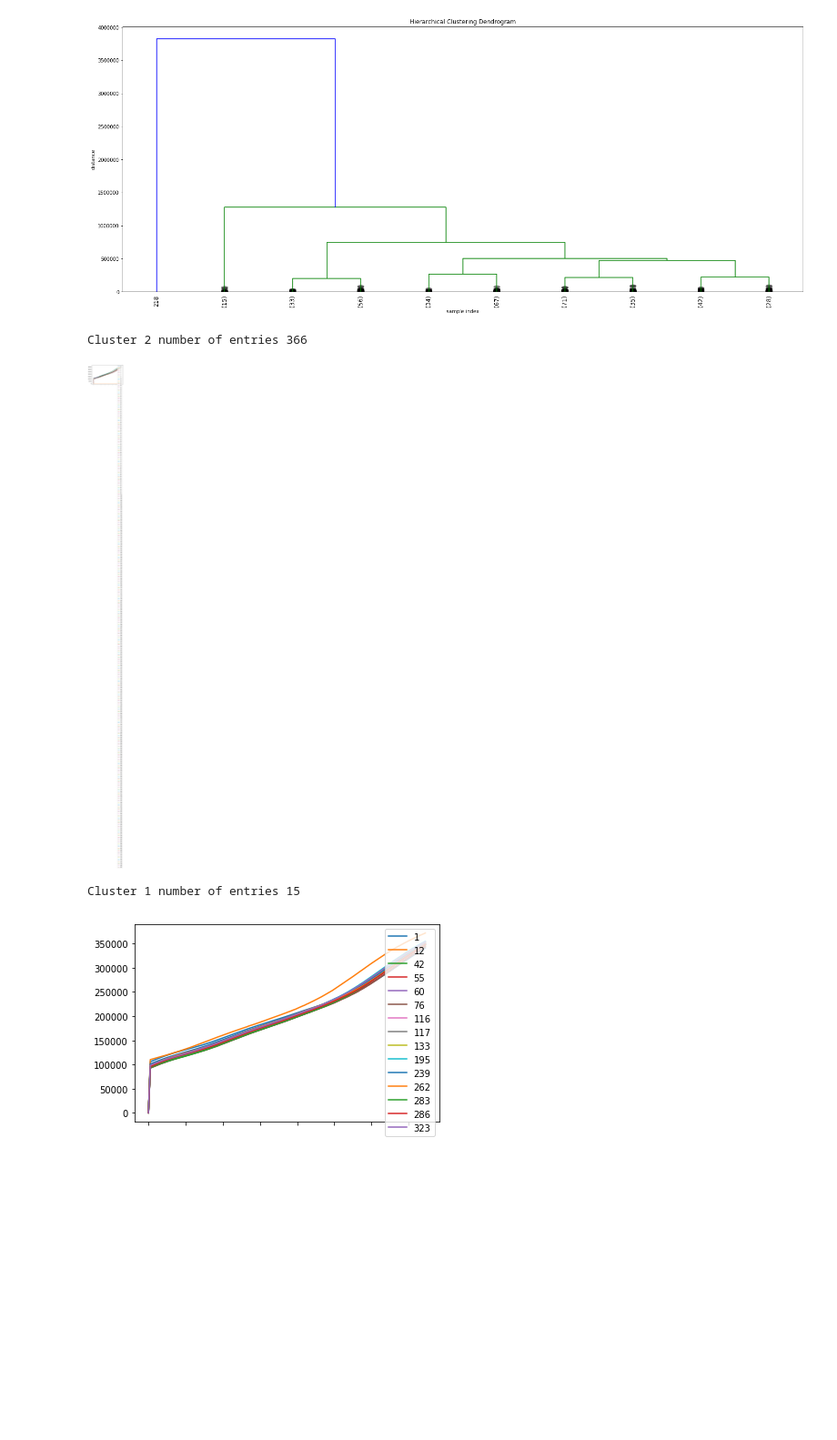
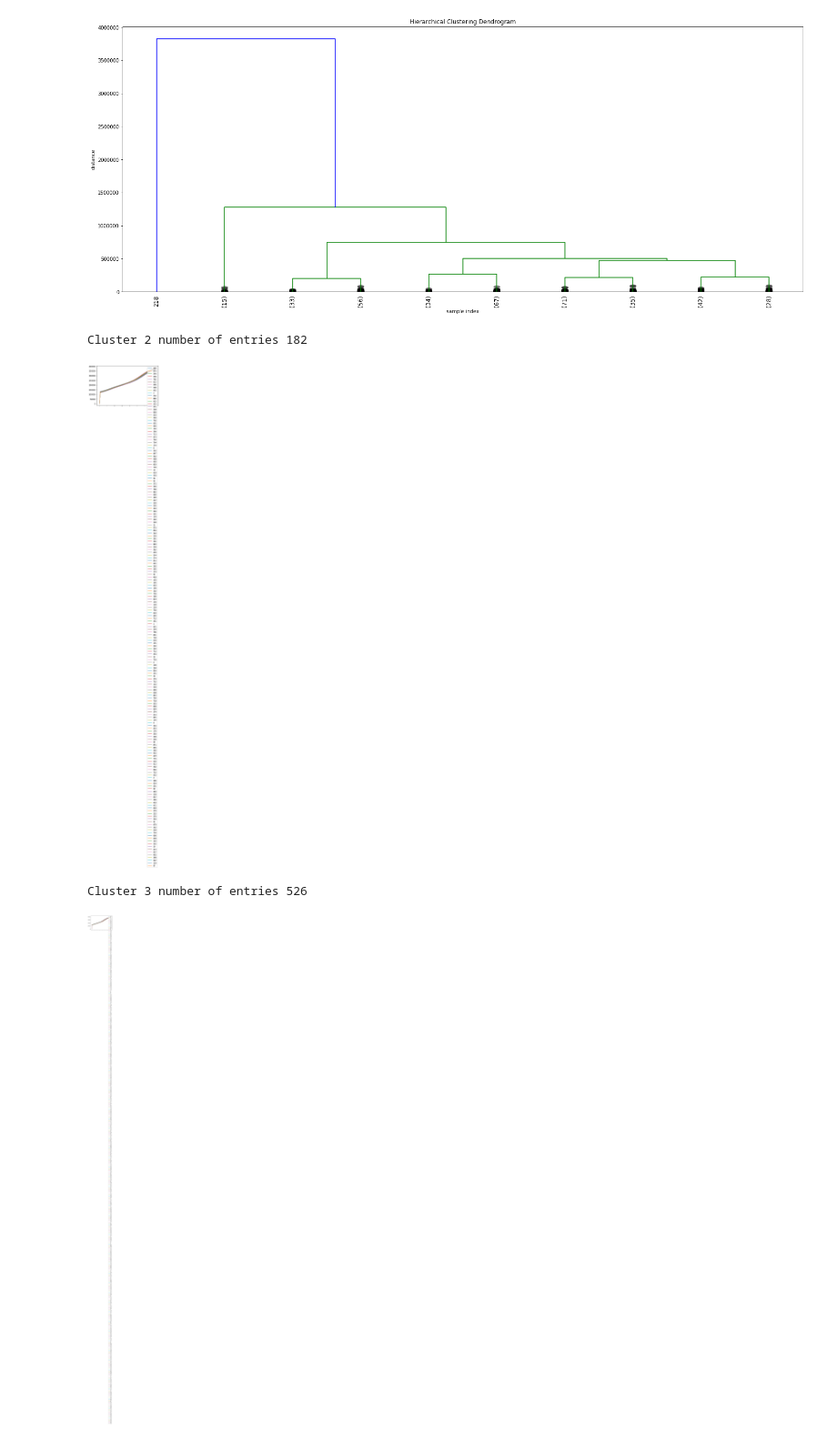
Before and after one commit to youndoldman/EDV-Anormaly-Detection, a Jupyter notebook: pipeline.ipynb, the cells around one changed output. Shown at 91% size. Saved outputs shown, nothing was run; the diff lists cells and outputs as text; code cells hidden in the pictures; blank space fills up the shorter version.

Commit message:
add interpolate functions inside

```diff
--- a/pipeline.ipynb
+++ b/pipeline.ipynb
@@ -191,2 +186,0 @@ for i in range(0,478):
-# %%
-segmentation_1 = segmentation_1.iloc[:,0:150]
@@ -192,0 +197,18 @@ segmentation_1 = segmentation_1.iloc[:,0:150]
+# %%
+def Uniformation(Seg, n =478):
+    lens = Seg.count(axis=1) # get the number of non-nan length
+    len_mnum = mode(lens)[0][0]
+    len_min = min(lens)
+    rest = Seg.iloc[:,0:len_min]
+    if len_mnum == len_min:
+        return rest
+    else:
+        '''
+        for the length longerthan the len_mnum, we directly shorten them into mode
+        for the length smaller than the len_mnum, we use the interpolate to compansate.
+        '''
+        rows = np.flatnonzero(lens<len_mnum)
+        rest.iloc[rows,0:len_mnum] = rest.iloc[rows,0:len_mnum].interpolate(method='linear',
+                                                                            downcast = 'infer',axis = 1 )
+# %%
+data_seg_1= Uniformation(segmentation_1)
@@ -193,5 +217,5 @@ segmentation_1 = segmentation_1.iloc[:,0:150]
 # %%
 # Randomly sample 80% of your dataframe
-df_percent = segmentation_1.sample(frac=0.8)
+df_percent = data_seg_1.sample(frac=0.8)
 
-df_rest = segmentation_1.iloc[~segmentation_1.index.isin(df_percent.index)]
+df_rest = data_seg_1.iloc[~data_seg_1.index.isin(df_percent.index)]
@@ -234,24 +253,27 @@ plt.show()
 # %%
 from scipy.cluster.hierarchy import fcluster
 
 def print_clusters(timeSeries, z, k, plot=False):
     # k Number of clusters I'd like to extract
     results = fcluster(z, k, criterion='maxclust')
 
     # check the results
     s = pd.Series(results)
     clusters = s.unique()
 
     for c in clusters:
         cluster_indeces = s[s==c].index
         print("Cluster %d number of entries %d" % (c, len(cluster_indeces)))
-        if plot:
-            timeSeries.T.iloc[:,cluster_indeces].plot()
-            plt.show()
+        if len(cluster_indeces)==0:
+            continue
+        else:
+            if plot:
+                df_percent.T.iloc[:,cluster_indeces].plot()
+                plt.show()
     return results
 clusters = print_clusters(segmentation_1, z, 3, plot=True)
 # %% [output]
-Cluster 2 number of entries 366
+Cluster 2 number of entries 182
-[figure, old version]
+[figure, new version]
-Cluster 1 number of entries 15
+Cluster 3 number of entries 526
-[figure, old version]
+[figure, new version]
```
Also changed, not shown: parts of 22 cells of this notebook.
